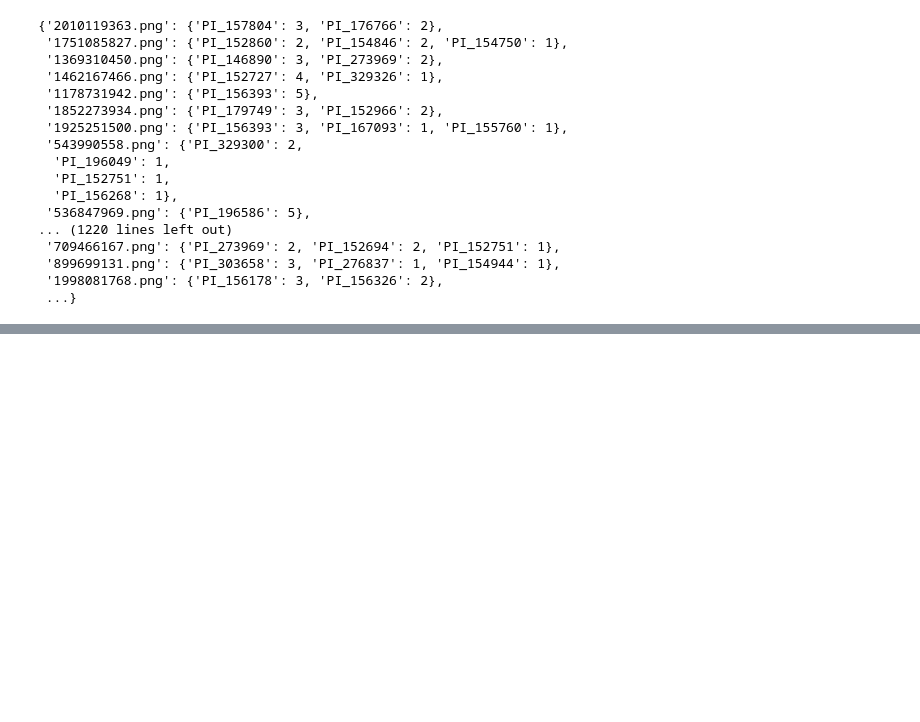
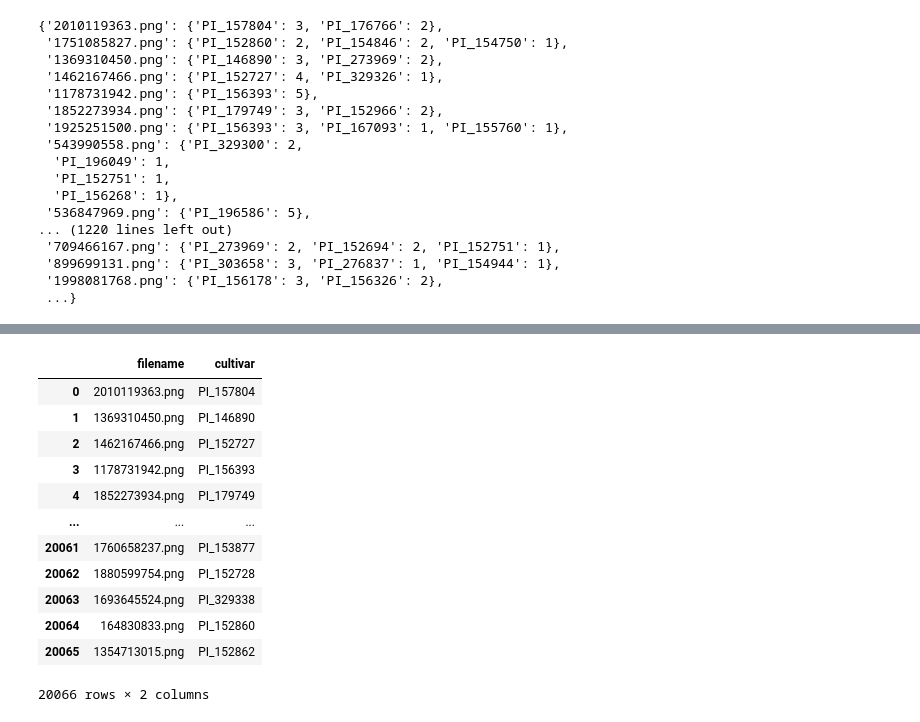
Before and after one commit to ashen007/DeepLearning-goes-deep, a Jupyter notebook: notebooks/sorghum/ensemble.ipynb, the cells around one changed output, grey strips where cells are left out. Saved outputs shown, nothing was run; the diff lists cells and outputs as text; code cells hidden in the pictures; blank space fills up the shorter version.

```diff
--- a/notebooks/sorghum/ensemble.ipynb
+++ b/notebooks/sorghum/ensemble.ipynb
@@ -64,0 +107,22 @@ mode_list
+# %%
+certain_preds = []
+
+for k in certain:
+    certain_preds.append([merged.loc[k,'filename'], ss.mode(merged.loc[k,'a':])[0][0]])
+# %%
+certain_preds = pd.DataFrame(certain_preds, columns=['filename', 'cultivar'])
+certain_preds
+# %% [output]
+|  | filename | cultivar |
+| 0 | 2010119363.png | PI_157804 |
+| 1 | 1369310450.png | PI_146890 |
+| 2 | 1462167466.png | PI_152727 |
+| 3 | 1178731942.png | PI_156393 |
+| 4 | 1852273934.png | PI_179749 |
+| ... | ... | ... |
+| 20061 | 1760658237.png | PI_153877 |
+| 20062 | 1880599754.png | PI_152728 |
+| 20063 | 1693645524.png | PI_329338 |
+| 20064 | 164830833.png | PI_152860 |
+| 20065 | 1354713015.png | PI_152862 |
+20066 rows × 2 columns
```
Also changed, not shown: parts of 3 cells of this notebook.
